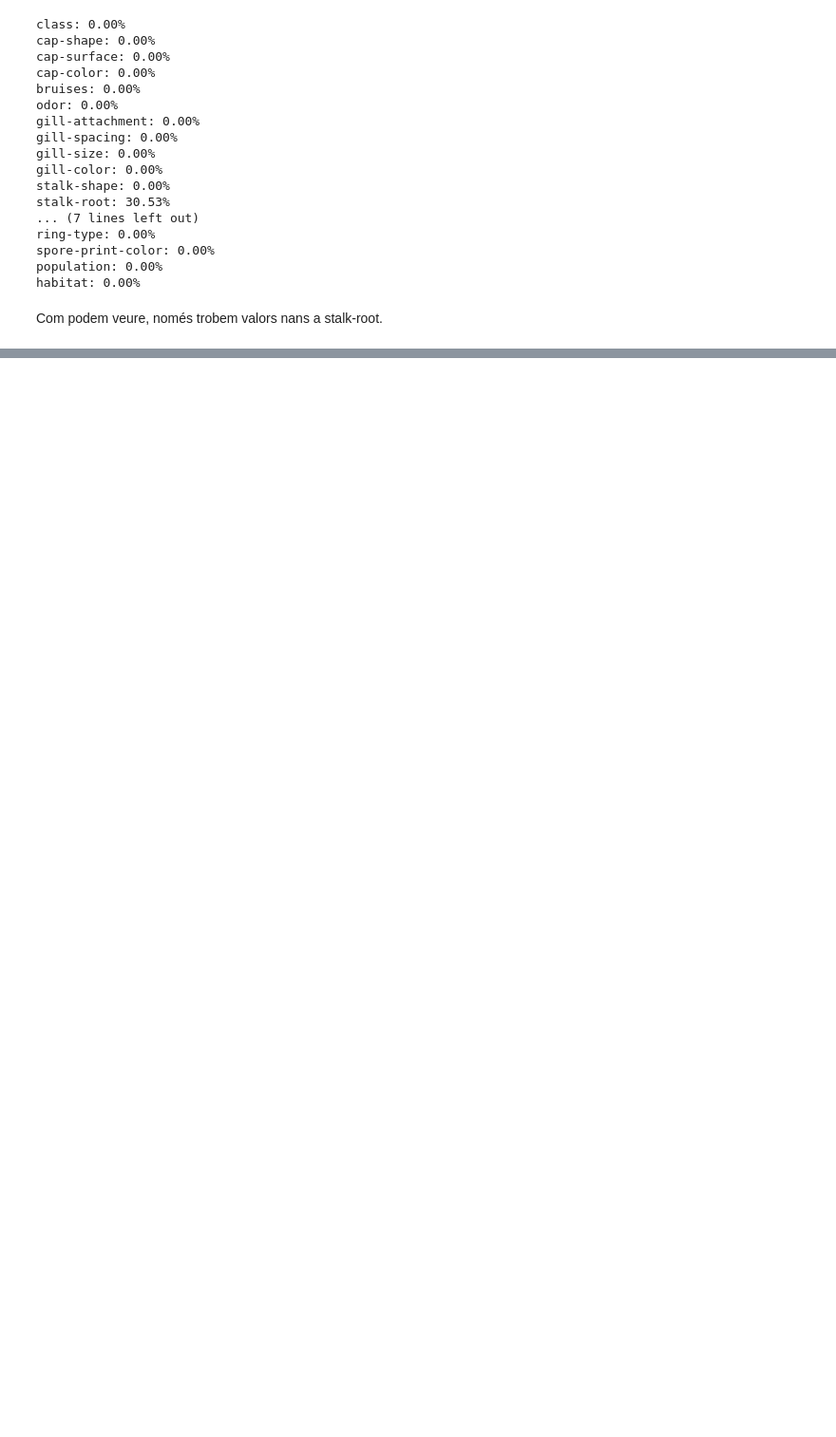
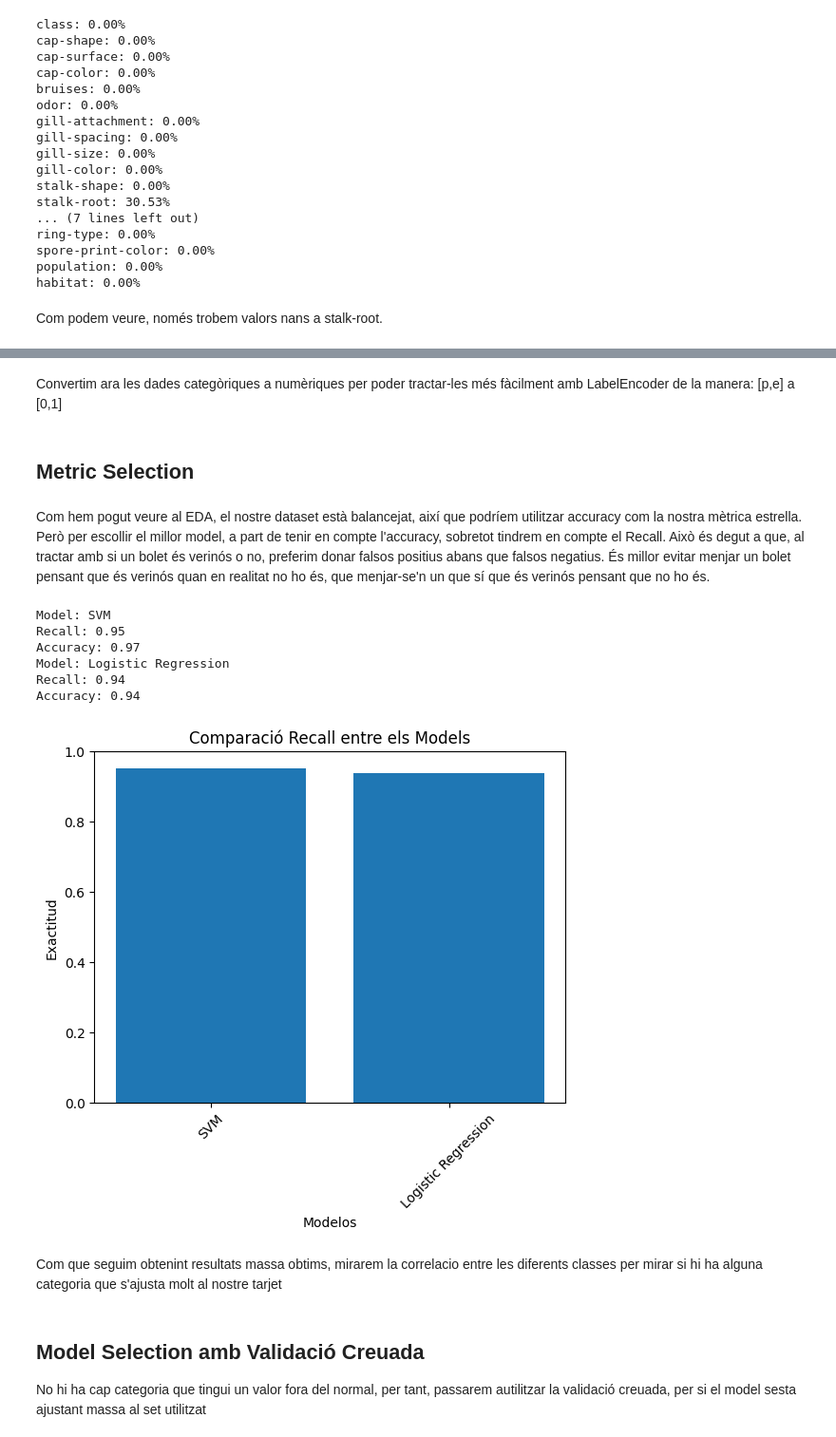
Before and after one commit to NIU1674092/kaggle, a Jupyter notebook: mushrooms.ipynb, the cells around one changed output, grey strips where cells are left out. Shown: that part at 95% size. Saved outputs shown, nothing was run; the diff lists cells and outputs as text; code cells hidden in the pictures; blank space fills up the shorter version.

```diff
--- a/mushrooms.ipynb
+++ b/mushrooms.ipynb
@@ -224,0 +188,55 @@ habitat: 0.00%
+# %% [markdown]
+Convertim ara les dades categòriques a numèriques per poder tractar-les més fàcilment amb LabelEncoder de la manera: [p,e] a [0,1]
+# %%
+label_encoder = LabelEncoder()
+for col in df_tractat.select_dtypes(include='object').columns:
+    df_tractat[col] = label_encoder.fit_transform(df_tractat[col])
+
+X = df_tractat.drop('class', axis=1)
+y = df_tractat['class']
+
+X_train, X_test, y_train, y_test = train_test_split(X, y, test_size=0.2, random_state=42)
+# %% [markdown]
+<h2>Metric Selection</h2>
+# %% [markdown]
+Com hem pogut veure al EDA, el nostre dataset està balancejat, així que podríem utilitzar accuracy com la nostra mètrica estrella. Però per escollir el millor model, a part de tenir en compte l'accuracy, sobretot tindrem en compte el Recall. Això és degut a que, al tractar amb si un bolet és verinós o no, preferim donar falsos positius abans que falsos negatius. És millor evitar menjar un bolet pensant que és verinós  quan en realitat no ho és, que menjar-se'n un que sí que és verinós pensant que no ho és.
+# %%
+models = {
+    "SVM": SVC(),
+    "Logistic Regression": LogisticRegression(),
+}
+
+for name, model in models.items():
+    model.fit(X_train, y_train)
+    y_pred = model.predict(X_test)
+    recall = recall_score(y_test, y_pred)
+    accuracy = accuracy_score(y_test, y_pred)
+    print(f"Model: {name}")
+    print(f"Recall: {recall:.2f}")
+    print(f"Accuracy: {accuracy:.2f}")
+# %% [output]
+Model: SVM
+Recall: 0.95
+Accuracy: 0.97
+Model: Logistic Regression
+Recall: 0.94
+Accuracy: 0.94
+# %%
+results = {}
+for name, model in models.items():
+    y_pred = model.predict(X_test)
+    results[name] = recall_score(y_test, y_pred)
+
+plt.bar(results.keys(), results.values())
+plt.title('Comparació Recall entre els Models')
+plt.ylabel('Exactitud')
+plt.xlabel('Modelos')
+plt.xticks(rotation=45)
+plt.show()
+# %% [output]
+[figure, added]
+# %% [markdown]
+Com que seguim obtenint resultats massa obtims, mirarem la correlacio entre les diferents classes per mirar si hi ha alguna categoria que s'ajusta molt al nostre tarjet
+# %% [markdown]
+<h2>Model Selection amb Validació Creuada</h2>
+No hi ha cap categoria que tingui un valor fora del normal, per tant, passarem autilitzar la validació creuada, per si el model sesta ajustant massa al set utilitzat
```
Also changed, not shown: parts of 16 cells of this notebook.
